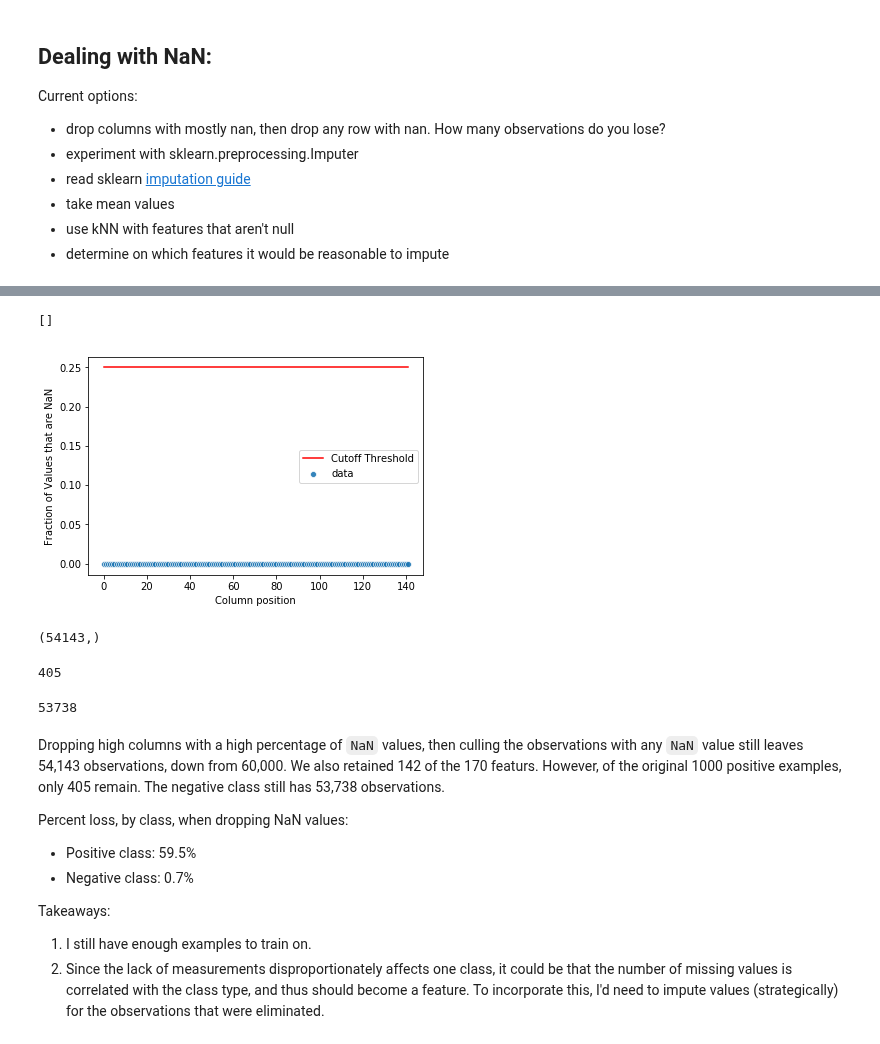
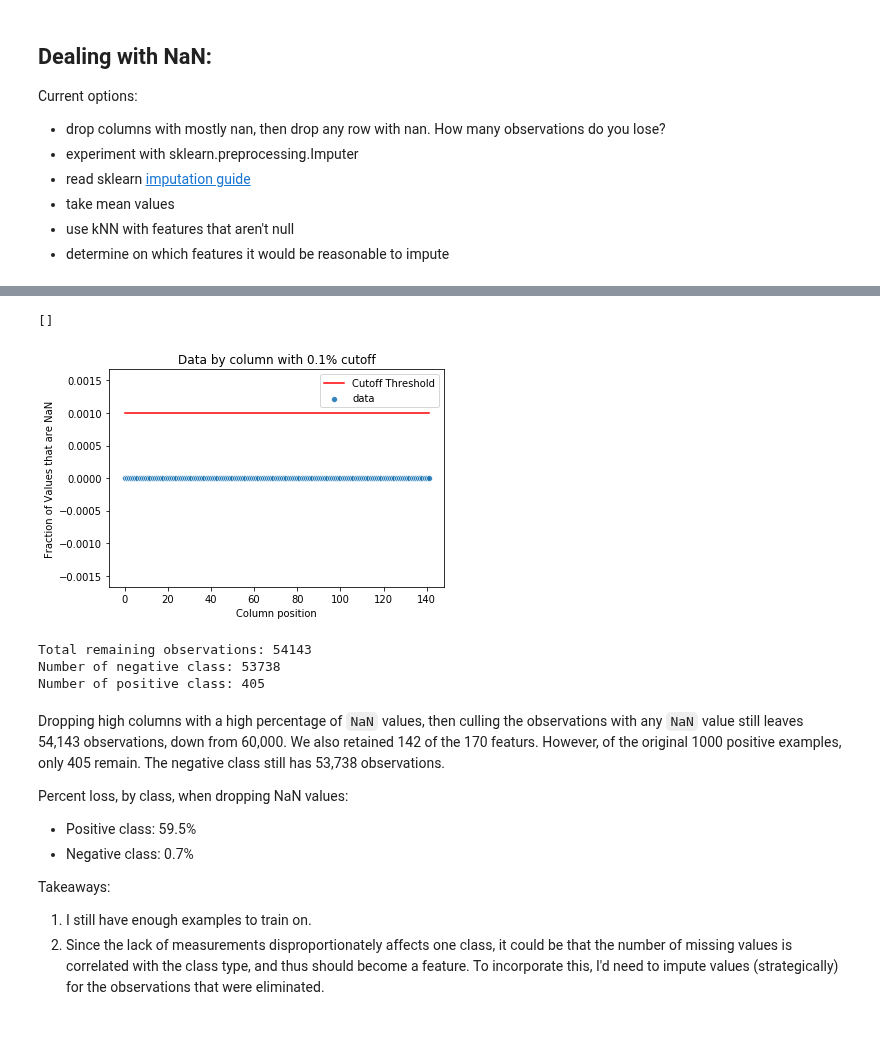
Before and after one commit to adamsxs/metis_project_03, a Jupyter notebook: APS_exploratory_data_walkthrough.ipynb, the cells around one changed output, grey strips where cells are left out. Drawn from its saved outputs; the diff is of its cells as text; code cells hidden in the pictures.

```diff
--- a/APS_exploratory_data_walkthrough.ipynb
+++ b/APS_exploratory_data_walkthrough.ipynb
@@ -138,23 +204,19 @@ memory usage: 59.1 MB
-# %%
-get_nan_frac_cols(X_no_nan)
-# %% [output]
-[]
-[figure, removed]
+# %%
+# Visualize the effect
+get_nan_frac_cols(X_no_nan, 0.001)
+# %% [output]
+[]
+[figure, added]
 # %%
 # Check that we still have a good amount of negative and positive classes
 y_no_nan = y[X_no_nan.index]
-y_no_nan.shape
+print('Total remaining observations:',y_no_nan.shape[0])
+print('Number of negative class:', np.sum(y_no_nan==0))
+print('Number of positive class:', y_no_nan[y_no_nan==1].sum())
 # %% [output]
-(54143,)
+Total remaining observations: 54143
+Number of negative class: 53738
+Number of positive class: 405
-# %%
-# Number of positive classes
-y_no_nan[y_no_nan==1].sum()
-# %% [output]
-405
-# %%
-np.sum(y_no_nan==0)
-# %% [output]
-53738
 # %% [markdown]
 Dropping high columns with a high percentage of `NaN` values, then culling the observations with any `NaN` value still leaves 54,143 observations, down from 60,000. We also retained 142 of the 170 featurs. However, of the original 1000 positive examples, only 405 remain. The negative class still has 53,738 observations.
 
```
Also changed, not shown: parts of 27 cells of this notebook, 1 other file.
